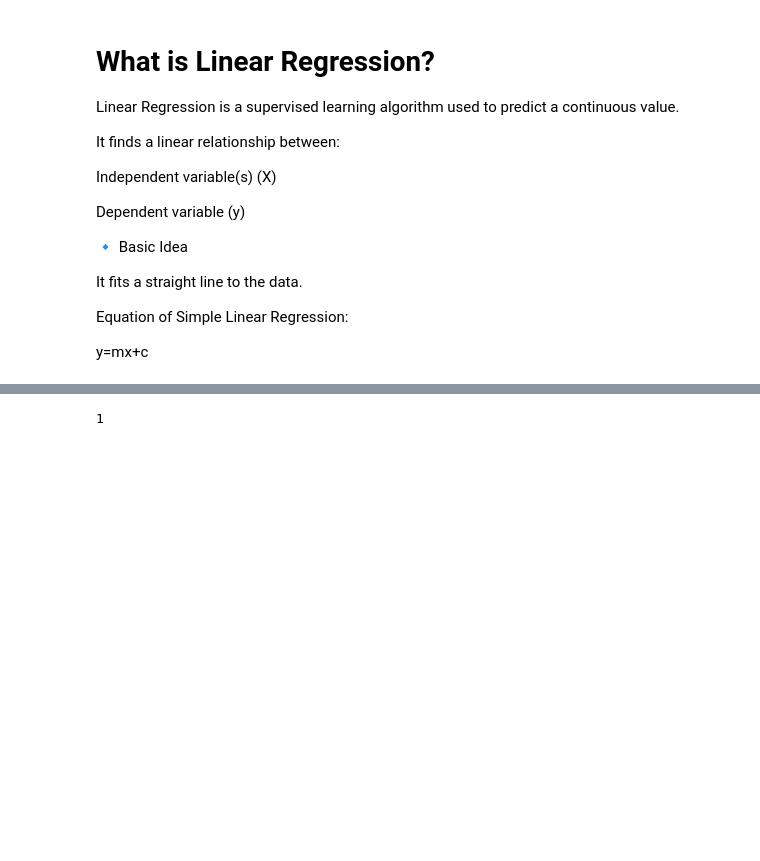
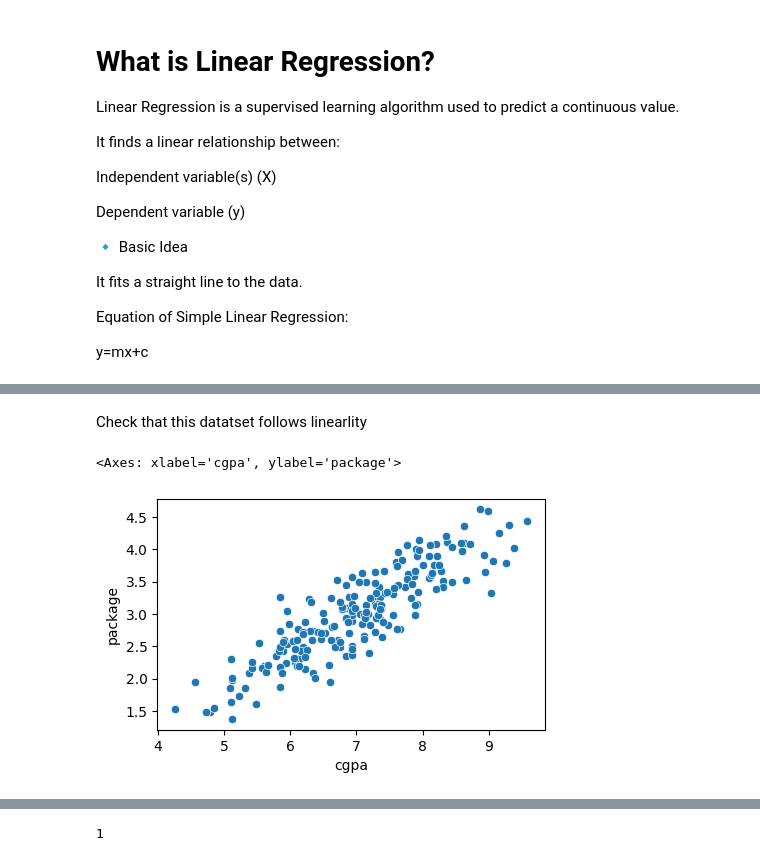
Before and after one commit to Vickymaurya1/machine-learning-course, a Jupyter notebook: Untitled2.ipynb, the cells around one changed output, grey strips where cells are left out. Drawn from its saved outputs; the diff is of its cells as text; code cells hidden in the pictures; blank space fills up the shorter version.

```diff
--- a/Untitled2.ipynb
+++ b/Untitled2.ipynb
@@ -32,3 +35,11 @@ dataset.head(3)
+# %% [markdown]
+Check that this datatset follows linearlity
+# %%
+plt.figure(figsize=(5,3))
+sns.scatterplot(x="cgpa",y="package",data=dataset)
+# %% [output]
+<Axes: xlabel='cgpa', ylabel='package'>
+[figure, added]
 # %%
 dataset.isnull().sum()
 # %% [output]
```
Also changed, not shown: parts of 14 cells of this notebook.
